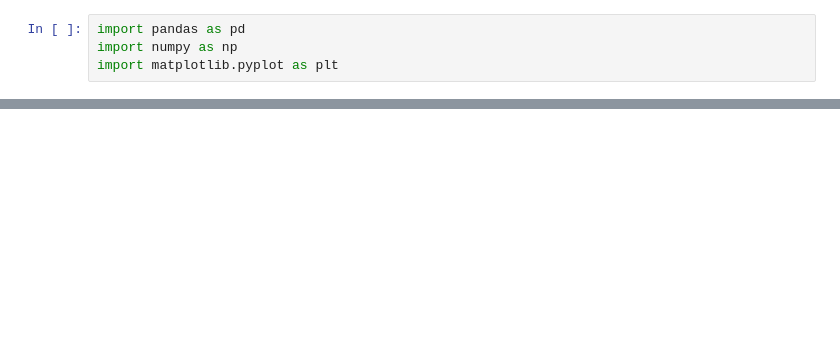
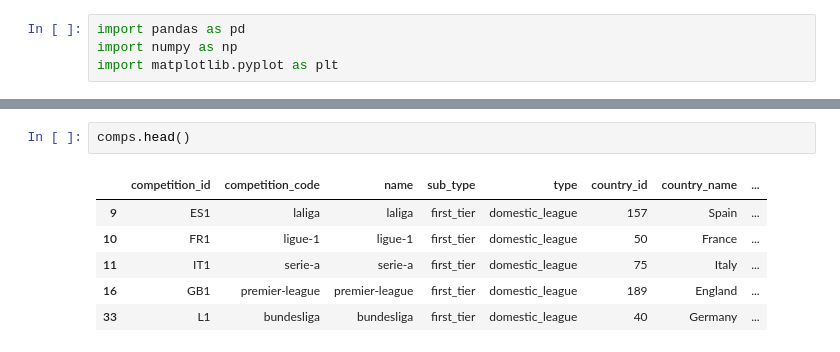
Before and after one commit to s4nj1th/bottlers-fc, a Jupyter notebook: main.ipynb, the cells around one changed output, grey strips where cells are left out. Drawn from its saved outputs; the diff is of its cells as text; blank space fills up the shorter version.

```diff
--- a/main.ipynb
+++ b/main.ipynb
@@ -256,0 +49,9 @@ plt.show()
+# %%
+comps.head()
+# %% [output]
+|  | competition_id | competition_code | name | sub_type | type | country_id | country_name | ... |
+| 9 | ES1 | laliga | laliga | first_tier | domestic_league | 157 | Spain | ... |
+| 10 | FR1 | ligue-1 | ligue-1 | first_tier | domestic_league | 50 | France | ... |
+| 11 | IT1 | serie-a | serie-a | first_tier | domestic_league | 75 | Italy | ... |
+| 16 | GB1 | premier-league | premier-league | first_tier | domestic_league | 189 | England | ... |
+| 33 | L1 | bundesliga | bundesliga | first_tier | domestic_league | 40 | Germany | ... |
```
Also changed, not shown: parts of 43 cells of this notebook, 11 other files.
